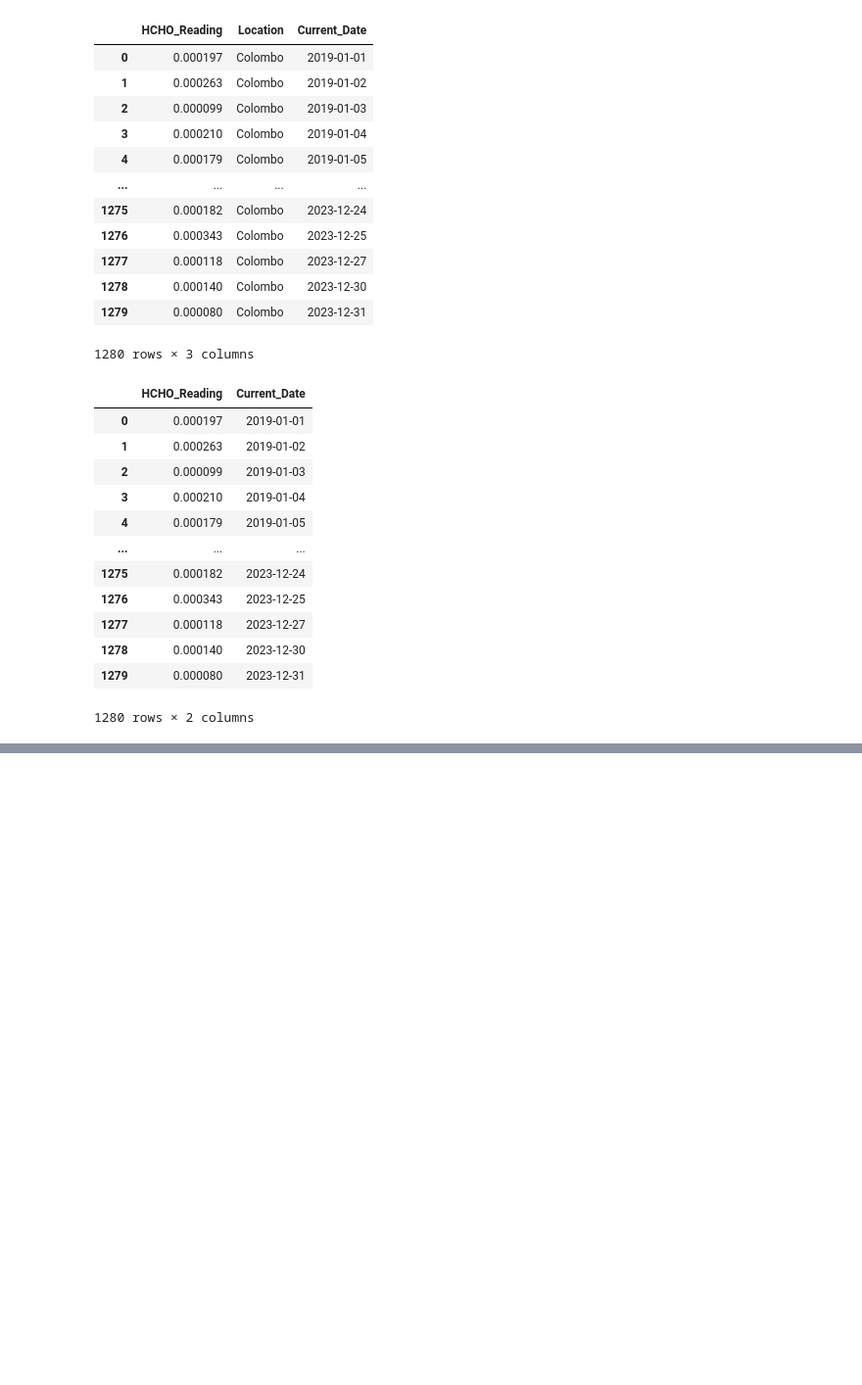
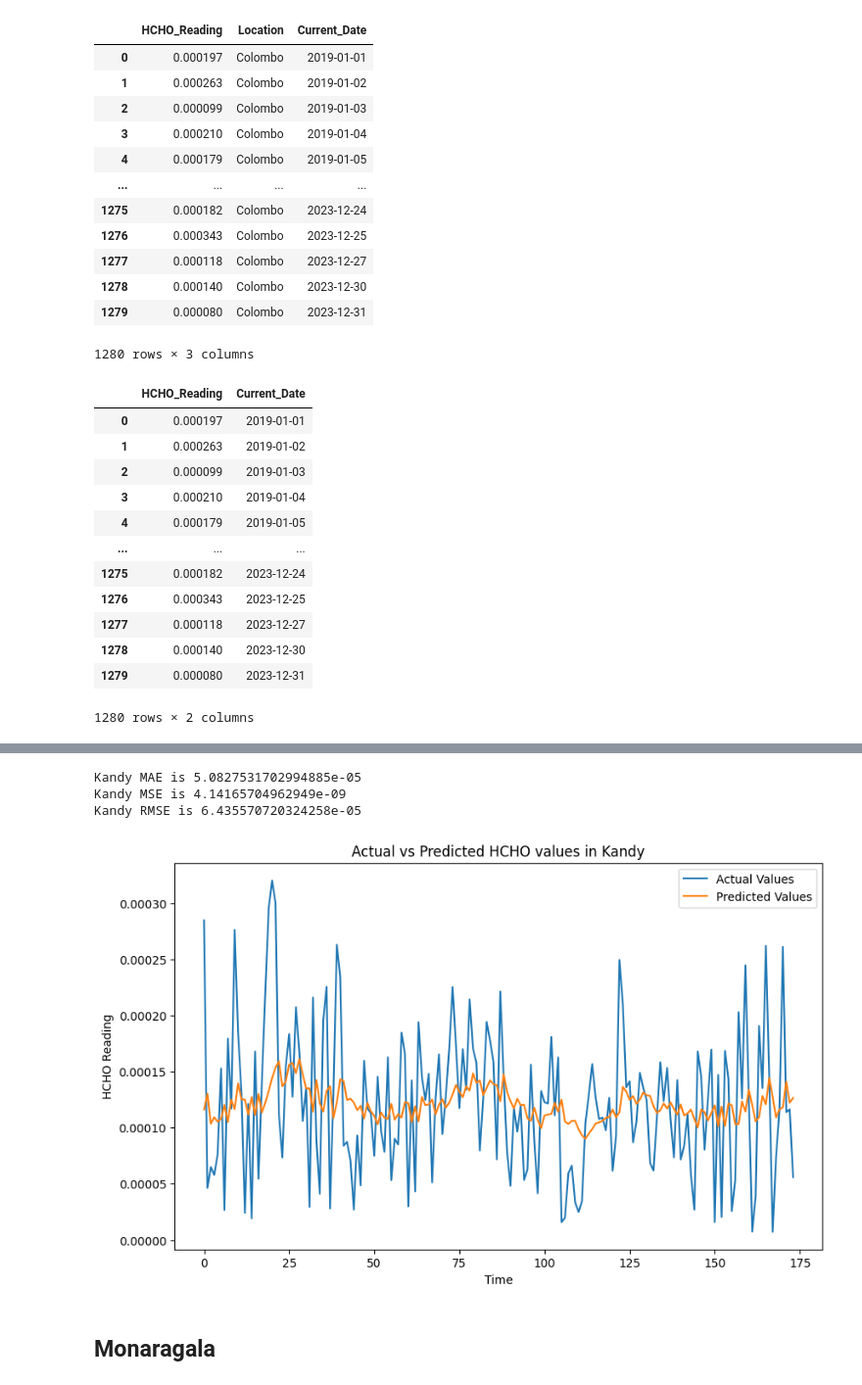
Before and after one commit to arkhash0309/Smog-Sentry, a Jupyter notebook: Deep Learning.ipynb, the cells around one changed output, grey strips where cells are left out. Shown at 98% size. Cells and saved outputs as stored; diff of their text form; code cells hidden in the pictures; blank space fills up the shorter version.

```diff
--- a/Deep Learning.ipynb
+++ b/Deep Learning.ipynb
@@ -170,0 +499,16 @@ plt.show()
+# %%
+sequence_length = 10
+x_train = create_sequences(train['HCHO_reading_normalized'], sequence_length)
+x_test = create_sequences(test['HCHO_reading_normalized'], sequence_length)
+
+x_train = np.reshape(x_train, (x_train.shape[0], x_train.shape[1], 1))
+x_test = np.reshape(x_test, (x_test.shape[0], x_test.shape[1], 1))
+# %%
+kandy_model = Sequential()
+kandy_model.add(LSTM(units=50, return_sequences=True, input_shape=(sequence_length, 1)))
+kandy_model.add(Dropout(0.2))
+kandy_model.add(LSTM(units=50))
+kandy_model.add(Dropout(0.2))
+kandy_model.add(Dense(units=1))
+
+print(kandy_model.summary())
@@ -170,0 +534,10 @@ plt.show()
+# %%
+kandy_model.compile(optimizer='adam', loss='mean_squared_error')
+
+kandy_model.fit(x_train, train['HCHO_reading_normalized'][sequence_length:], epochs=100, batch_size=32)
+
+loss = kandy_model.evaluate(x_test, test['HCHO_reading_normalized'][sequence_length:])
+
+kandy_predictions = kandy_model.predict(x_test)
+
+kandy_predictions_actual = scaler.inverse_transform(kandy_predictions)
@@ -170,0 +562,27 @@ plt.show()
+# %%
+kandy_actual_vals = scaler.inverse_transform(test["HCHO_reading_normalized"][sequence_length:].values.reshape(-1, 1))
+# %%
+mae = mean_absolute_error(kandy_actual_vals, kandy_predictions_actual)
+mse = mean_squared_error(kandy_actual_vals, kandy_predictions_actual)
+rmse = np.sqrt(mse)
+
+print(f"Kandy MAE is {mae}")
+print(f"Kandy MSE is {mse}")
+print(f"Kandy RMSE is {rmse}")
+# %% [output]
+Kandy MAE is 5.0827531702994885e-05
+Kandy MSE is 4.14165704962949e-09
+Kandy RMSE is 6.435570720324258e-05
+# %%
+plt.figure(figsize=(10, 6))
+plt.plot(kandy_actual_vals, label='Actual Values')
+plt.plot(kandy_predictions_actual, label='Predicted Values')
+plt.title('Actual vs Predicted HCHO values in Kandy')
+plt.xlabel("Time")
+plt.ylabel("HCHO Reading")
+plt.legend()
+plt.show()
+# %% [output]
+[figure, added]
+# %% [markdown]
+## Monaragala
```
Also changed, not shown: parts of 49 cells of this notebook.
